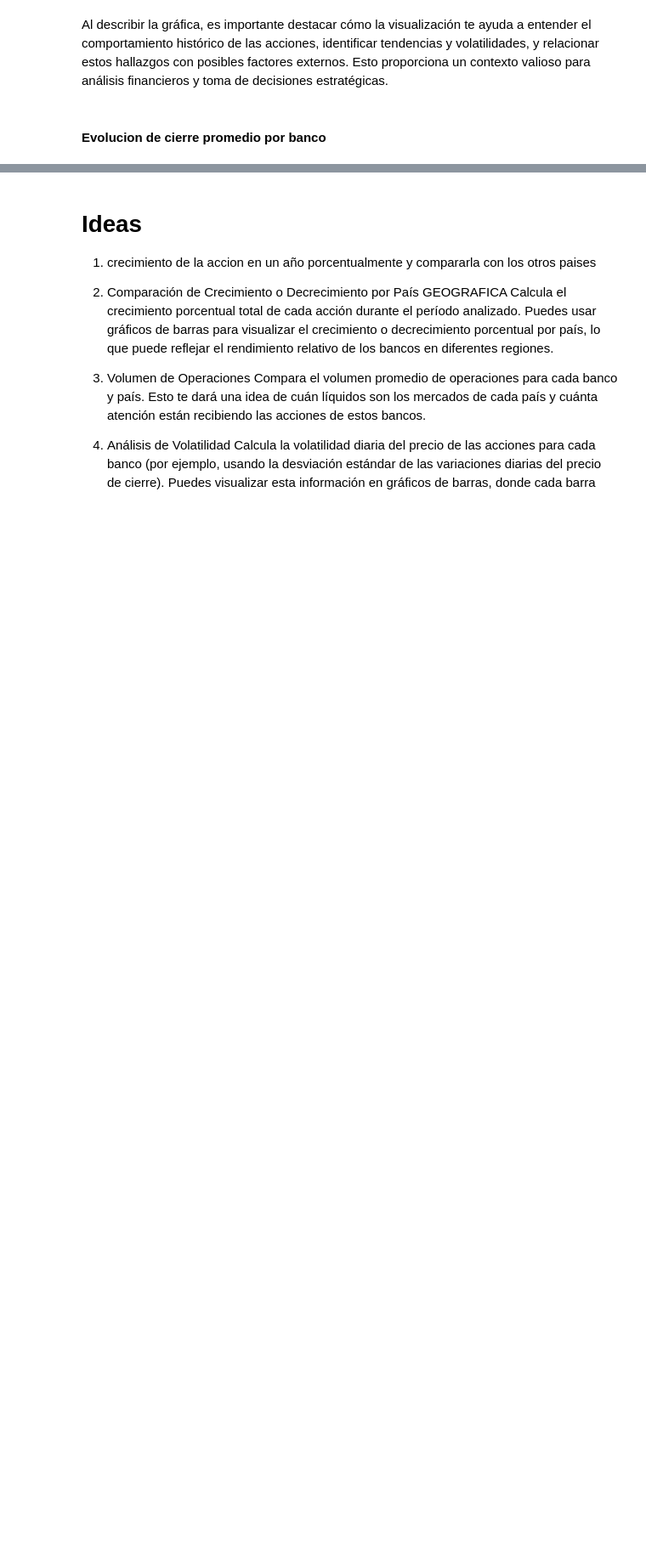
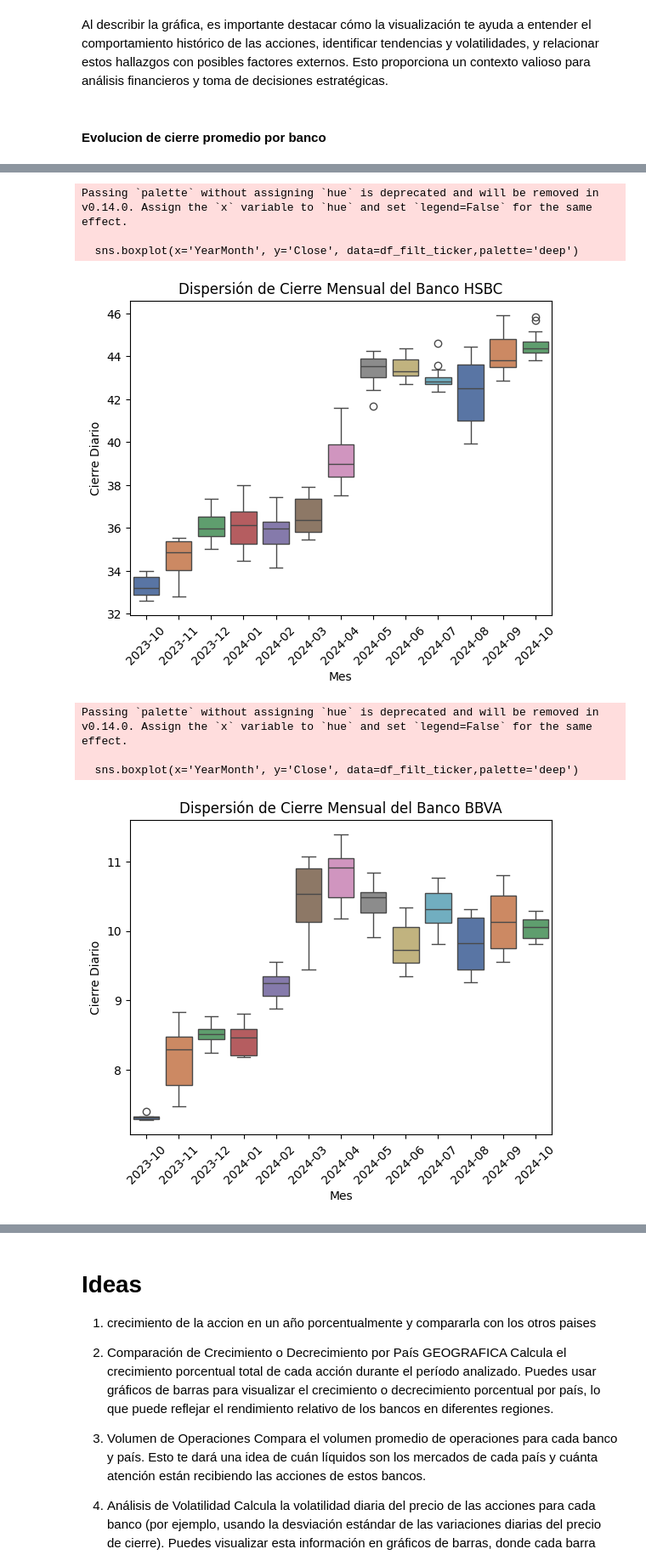
Before and after one commit to Roberto-Orazi/tp1-fcd, a Jupyter notebook: analisis.ipynb, the cells around one changed output, grey strips where cells are left out. Shown at 85% size. Saved outputs shown, nothing was run; the diff lists cells and outputs as text; code cells hidden in the pictures; blank space fills up the shorter version.

```diff
--- a/analisis.ipynb
+++ b/analisis.ipynb
@@ -322 +375,4 @@ df_filtrado = df[(df['Ticker'] != 'HDFCBANK.NS') & (df['Ticker'] != 'ICICIBANK.N
+# %%
+# Borramos los 2 bancos de india ya que vamos a tener una mejor visualizacion de la grafica
+df_crec_close_filtrado = df_crecimiento[(df_crecimiento['Ticker'] != 'HDFCBANK.NS') & (df_crecimiento['Ticker'] != 'ICICIBANK.NS')]
 # %%
@@ -343,0 +430,23 @@ plt.show()
+# %%
+ticker_unique = list(df_crec_close_filtrado['Ticker'].unique())
+lista_df_ticker = []
+for i in ticker_unique:
+    df_filt_ticker = df_crec_close_filtrado[df_crec_close_filtrado['Ticker'] == i]
+    # Creamos el boxplot
+    sns.boxplot(x='YearMonth', y='Close', data=df_filt_ticker,palette='deep')
+    # Rotamos las etiquetas del eje x para mejor visualización
+    plt.xticks(rotation=45)
+    # Personalizamos los títulos y etiquetas
+    plt.title(f'Dispersión de Cierre Mensual del Banco {i}')
+    plt.xlabel('Mes')
+    plt.ylabel('Cierre Diario')
+    plt.show()
+# %% [output]
+Passing `palette` without assigning `hue` is deprecated and will be removed in v0.14.0. Assign the `x` variable to `hue` and set `legend=False` for the same effect.
+
+  sns.boxplot(x='YearMonth', y='Close', data=df_filt_ticker,palette='deep')
+[figure, added]
+Passing `palette` without assigning `hue` is deprecated and will be removed in v0.14.0. Assign the `x` variable to `hue` and set `legend=False` for the same effect.
+
+  sns.boxplot(x='YearMonth', y='Close', data=df_filt_ticker,palette='deep')
+[figure, added]
```
Also changed, not shown: parts of 13 cells of this notebook.
